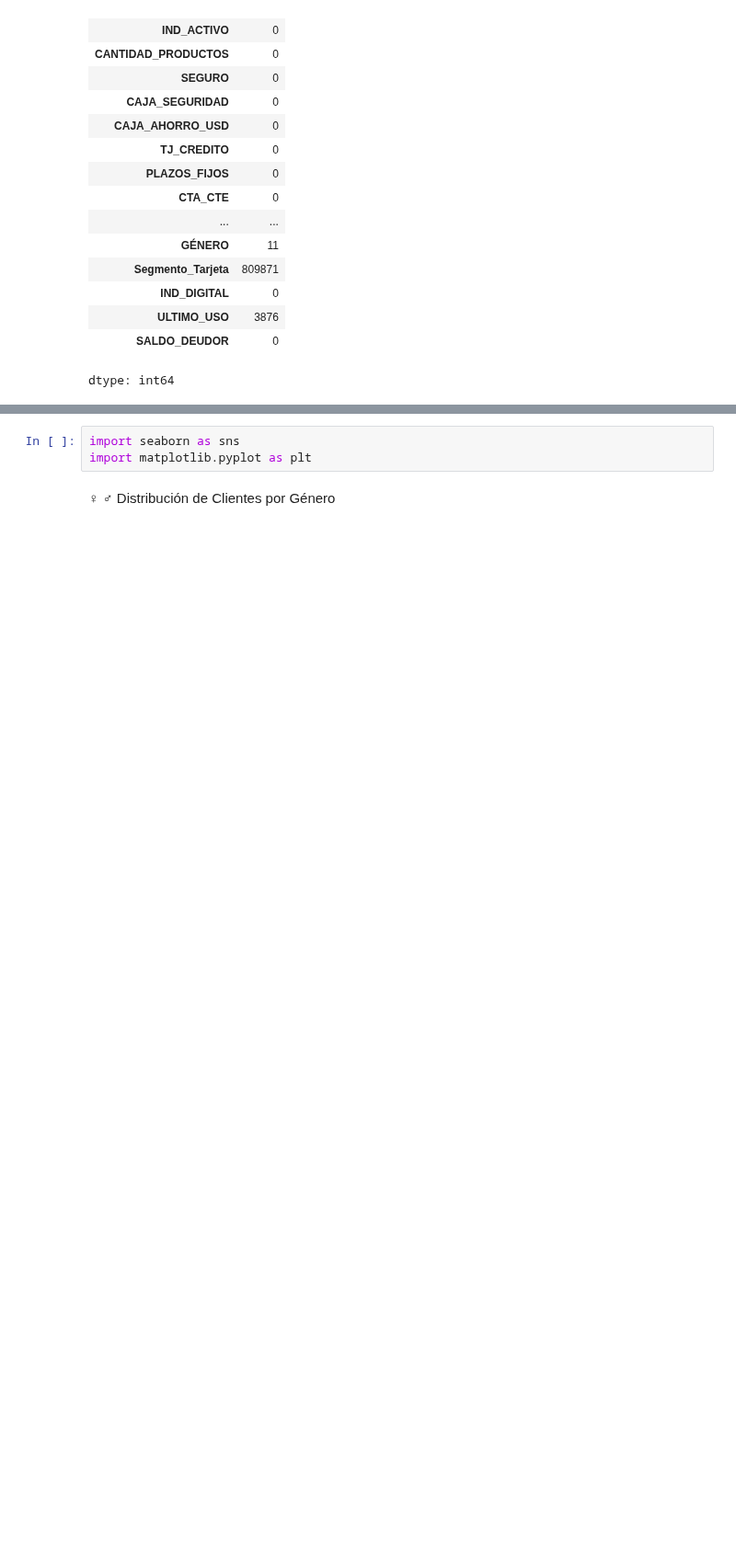
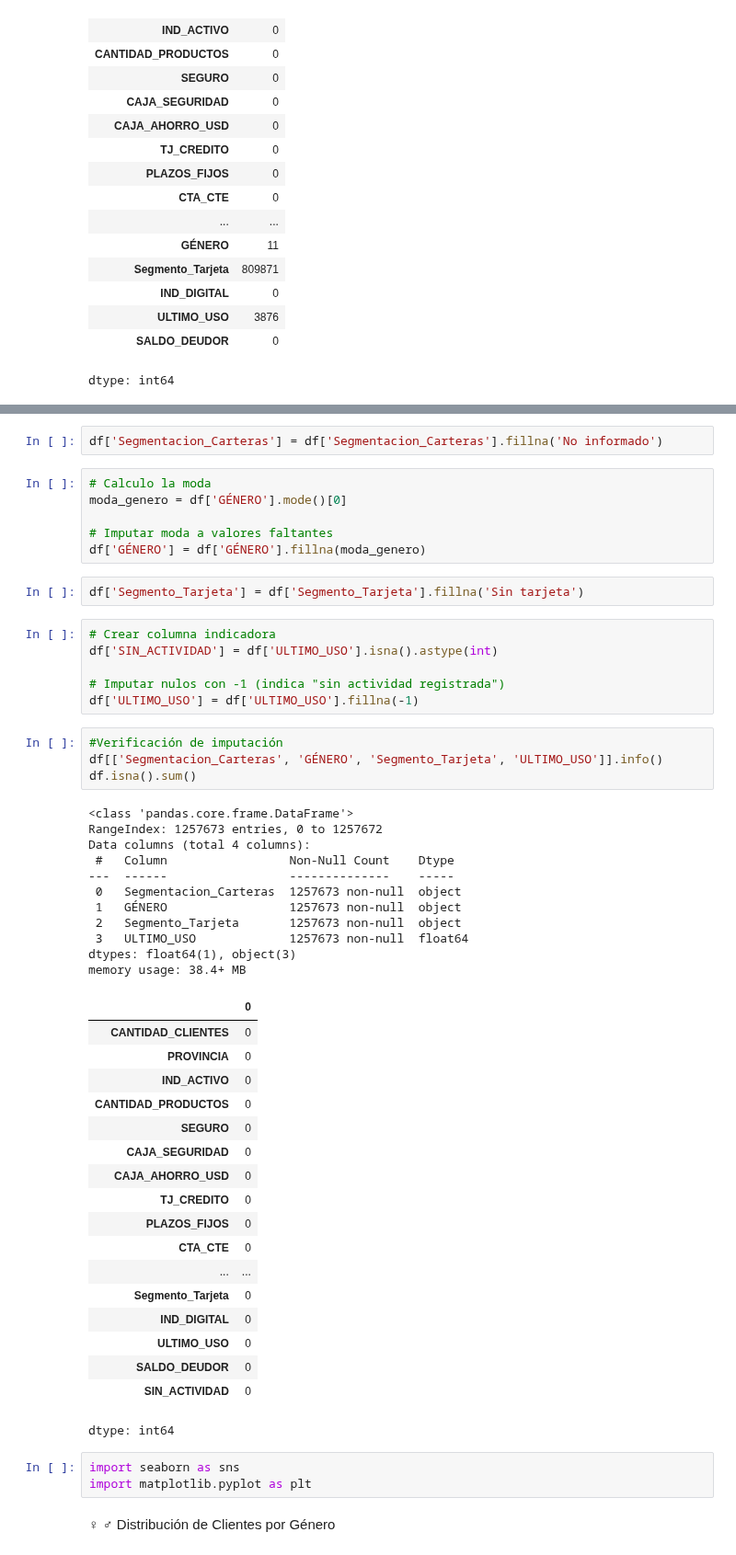
Before and after one commit to chiaravanin/CursoCoder, a Jupyter notebook: ProyectoDS_PArteIVANIN.ipynb, the cells around one changed output, grey strips where cells are left out. Shown at 92% size. Cells and saved outputs as stored; diff of their text form; blank space fills up the shorter version.

```diff
--- a/ProyectoDS_PArteIVANIN.ipynb
+++ b/ProyectoDS_PArteIVANIN.ipynb
@@ -96,3 +125,53 @@ Se observa que hay valores faltantes en columnas como Segmentacion_carteras, seg
+# %%
+df['Segmentacion_Carteras'] = df['Segmentacion_Carteras'].fillna('No informado')
+# %%
+# Calculo la moda
+moda_genero = df['GÉNERO'].mode()[0]
+
+# Imputar moda a valores faltantes
+df['GÉNERO'] = df['GÉNERO'].fillna(moda_genero)
+# %%
+df['Segmento_Tarjeta'] = df['Segmento_Tarjeta'].fillna('Sin tarjeta')
+# %%
+# Crear columna indicadora
+df['SIN_ACTIVIDAD'] = df['ULTIMO_USO'].isna().astype(int)
+
+# Imputar nulos con -1 (indica "sin actividad registrada")
+df['ULTIMO_USO'] = df['ULTIMO_USO'].fillna(-1)
+# %%
+#Verificación de imputación
+df[['Segmentacion_Carteras', 'GÉNERO', 'Segmento_Tarjeta', 'ULTIMO_USO']].info()
+df.isna().sum()
+# %% [output]
+<class 'pandas.core.frame.DataFrame'>
+RangeIndex: 1257673 entries, 0 to 1257672
+Data columns (total 4 columns):
+ #   Column                 Non-Null Count    Dtype
+---  ------                 --------------    -----
+ 0   Segmentacion_Carteras  1257673 non-null  object
+ 1   GÉNERO                 1257673 non-null  object
+ 2   Segmento_Tarjeta       1257673 non-null  object
+ 3   ULTIMO_USO             1257673 non-null  float64
+dtypes: float64(1), object(3)
+memory usage: 38.4+ MB
+|  | 0 |
+| CANTIDAD_CLIENTES | 0 |
+| PROVINCIA | 0 |
+| IND_ACTIVO | 0 |
+| CANTIDAD_PRODUCTOS | 0 |
+| SEGURO | 0 |
+| CAJA_SEGURIDAD | 0 |
+| CAJA_AHORRO_USD | 0 |
+| TJ_CREDITO | 0 |
+| PLAZOS_FIJOS | 0 |
+| CTA_CTE | 0 |
+| ... | ... |
+| Segmento_Tarjeta | 0 |
+| IND_DIGITAL | 0 |
+| ULTIMO_USO | 0 |
+| SALDO_DEUDOR | 0 |
+| SIN_ACTIVIDAD | 0 |
+dtype: int64
 # %%
 import seaborn as sns
 import matplotlib.pyplot as plt
```
Also changed, not shown: parts of 5 cells of this notebook.
